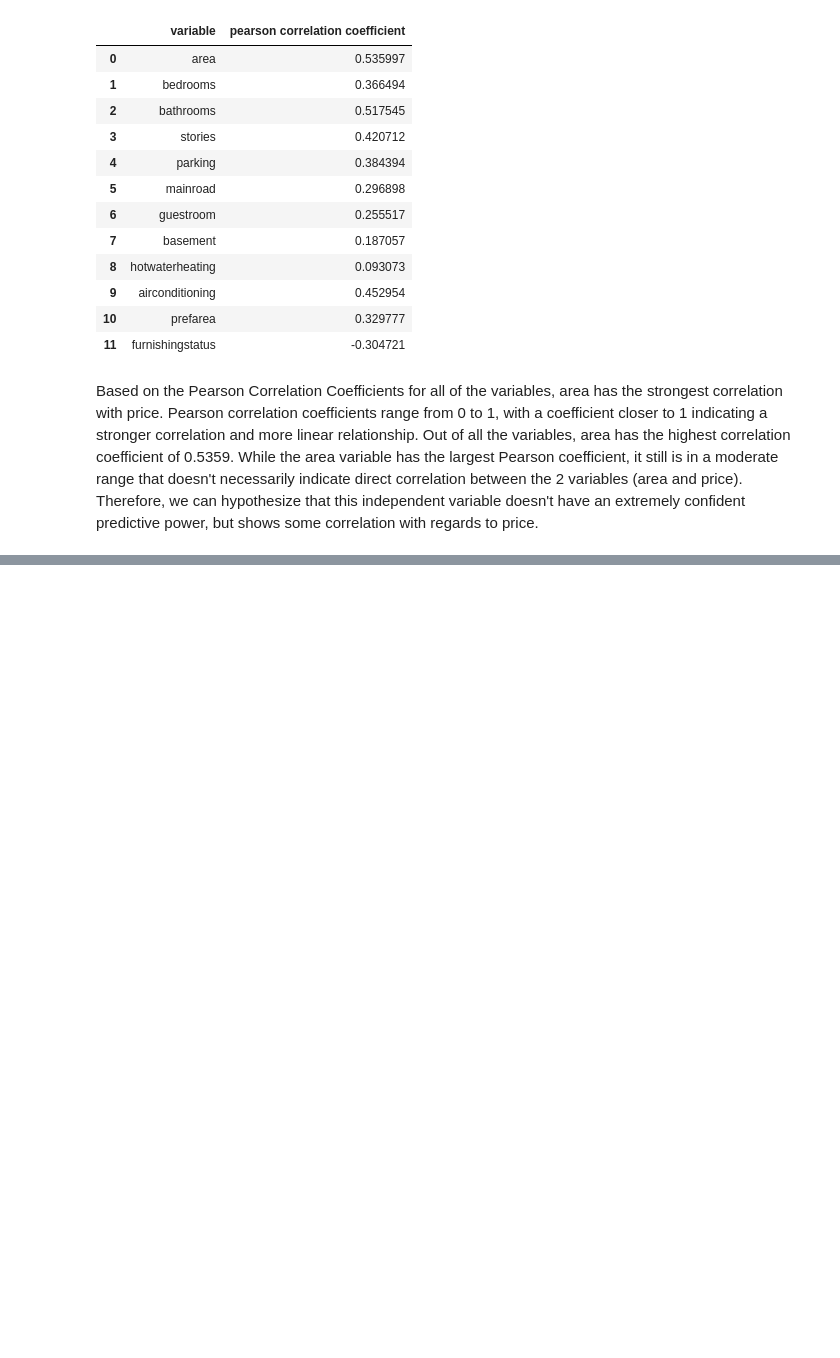
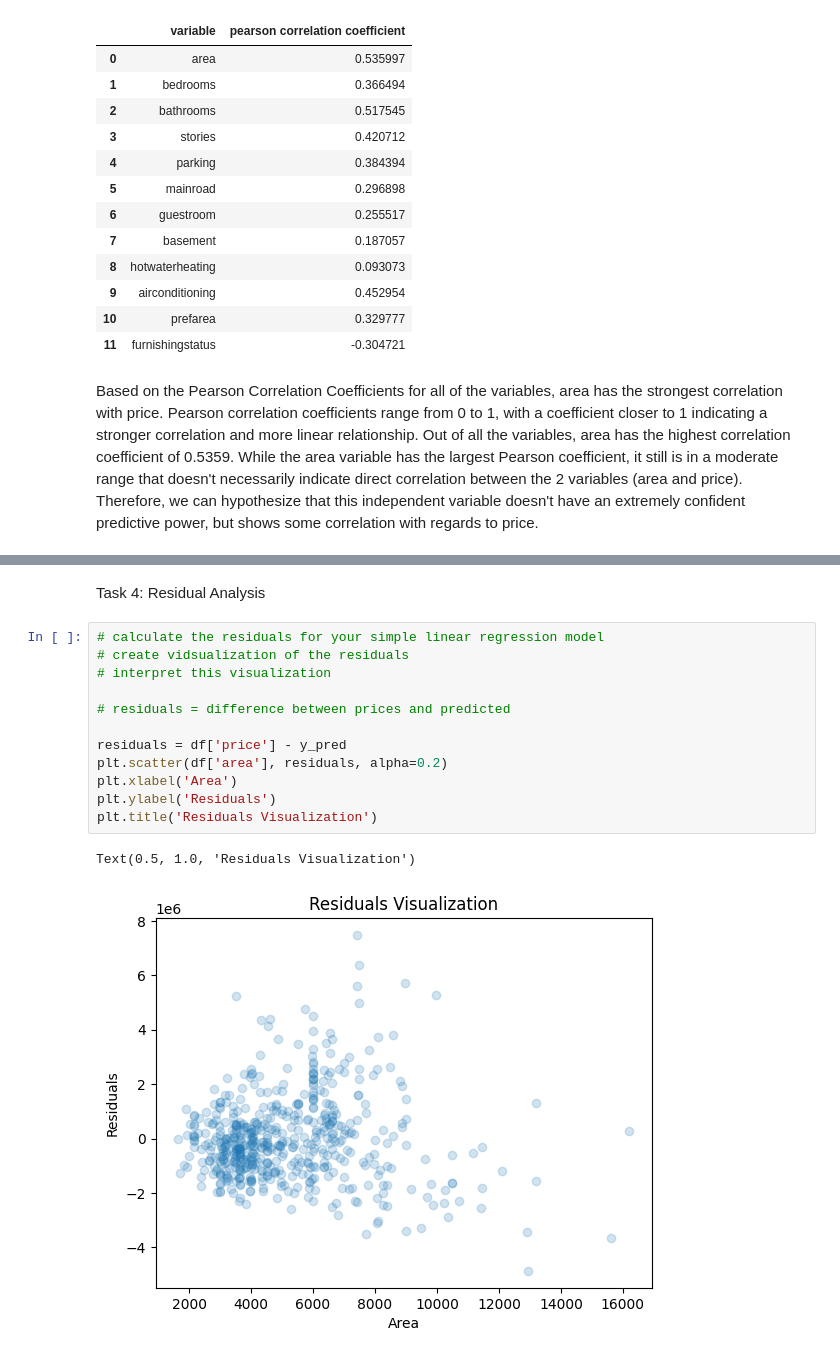
Before and after one commit to toriawlam/ds-3001, a Jupyter notebook: homework_2/homework_2.ipynb, the cells around one changed output, grey strips where cells are left out. Drawn from its saved outputs; the diff is of its cells as text; blank space fills up the shorter version.

Commit message:
Commit remainder of tasks for HW 2

```diff
--- a/homework_2/homework_2.ipynb
+++ b/homework_2/homework_2.ipynb
@@ -129,0 +177,17 @@ Based on the Pearson Correlation Coefficients for all of the variables, area has
+# %% [markdown]
+Task 4: Residual Analysis
+# %%
+# calculate the residuals for your simple linear regression model
+# create vidsualization of the residuals
+# interpret this visualization
+
+# residuals = difference between prices and predicted
+
+residuals = df['price'] - y_pred
+plt.scatter(df['area'], residuals, alpha=0.2)
+plt.xlabel('Area')
+plt.ylabel('Residuals')
+plt.title('Residuals Visualization')
+# %% [output]
+Text(0.5, 1.0, 'Residuals Visualization')
+[figure, added]
```
Also changed, not shown: parts of 12 cells of this notebook.
